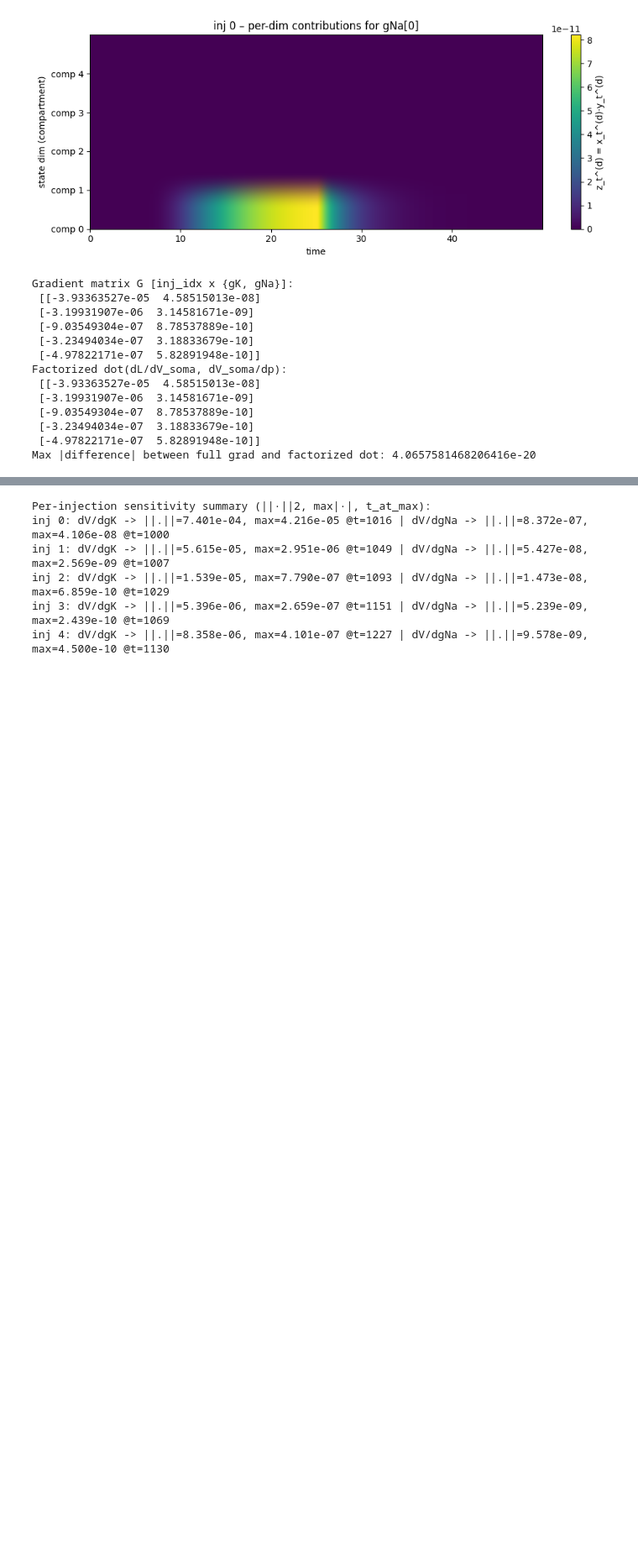
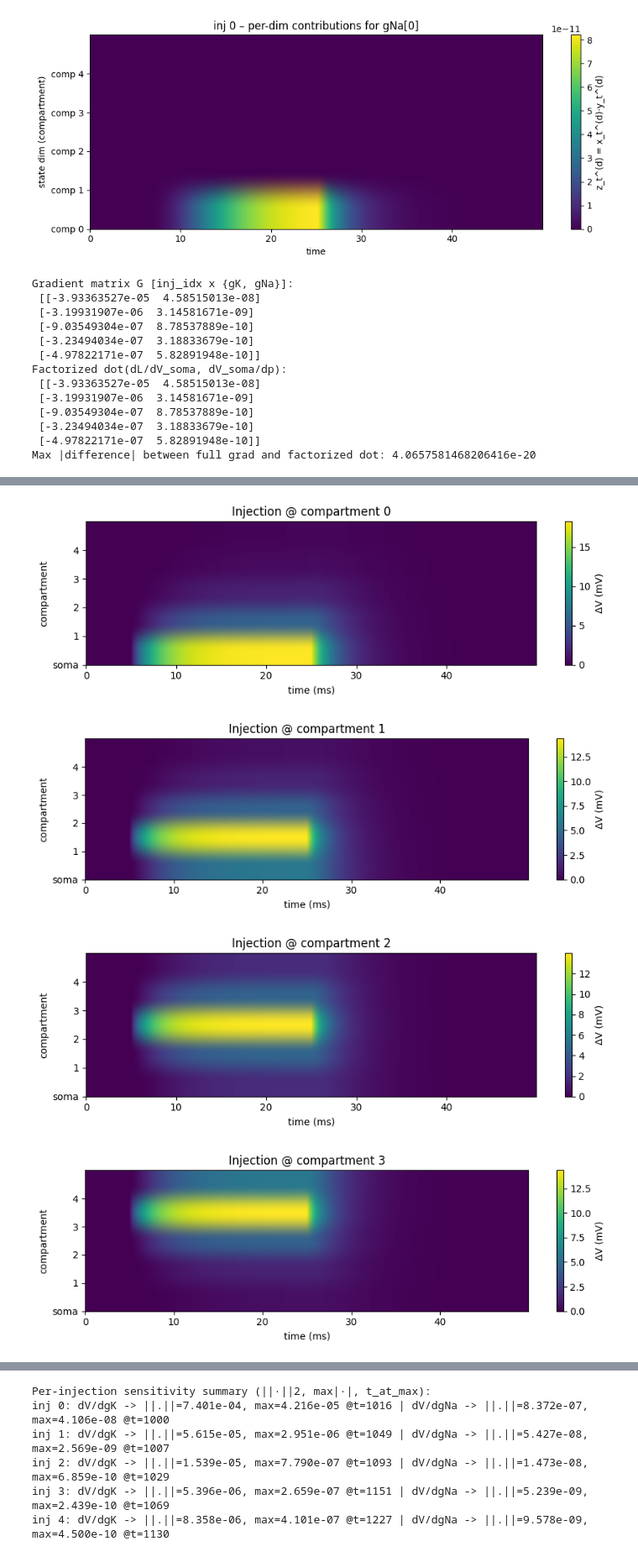
Before and after one commit to itzelts/jaxneuro, a Jupyter notebook: notebooks/003_multicomp.ipynb, the cells around one changed output, grey strips where cells are left out. Shown at 84% size. Drawn from its saved outputs; the diff is of its cells as text; code cells hidden in the pictures; blank space fills up the shorter version.

```diff
--- a/notebooks/003_multicomp.ipynb
+++ b/notebooks/003_multicomp.ipynb
@@ -678,0 +731,29 @@ Max |difference| between full grad and factorized dot: 4.0657581468206416e-20
+# %%
+
+
+def plot_spacetime_heatmap(V_i, dt, delay, title="", comp_labels=None, normalize=False):
+    T, C = V_i.shape
+    t = np.arange(T) * dt
+    # baseline = mean pre-onset voltage per compartment
+    b = V_i[:max(1, int(np.floor(delay/dt))), :].mean(axis=0, keepdims=True)
+    dV = V_i - b
+    if normalize:
+        s = np.max(np.abs(dV), axis=0, keepdims=True) + 1e-9
+        dV = dV / s  # unit scale per column
+
+    plt.figure(figsize=(9, 3))
+    plt.imshow(dV.T, aspect='auto', origin='lower',
+               extent=(t[0], t[-1], 0, C))
+    plt.colorbar(label="ΔV (mV)")
+    plt.yticks(range(C), comp_labels or [f"{k}" for k in range(C)])
+    plt.xlabel("time (ms)"); plt.ylabel("compartment")
+    plt.title(title); plt.tight_layout(); plt.show()
+# %%
+for i, V_i in enumerate(volts_by_inj):
+    plot_spacetime_heatmap(V_i, dt, delay,
+        title=f"Injection @ compartment {i}", comp_labels=["soma","1","2","3","4"])
+# %% [output]
+[figure, added]
+[figure, added]
+[figure, added]
+[figure, added]
```
Also changed, not shown: parts of 14 cells of this notebook.
